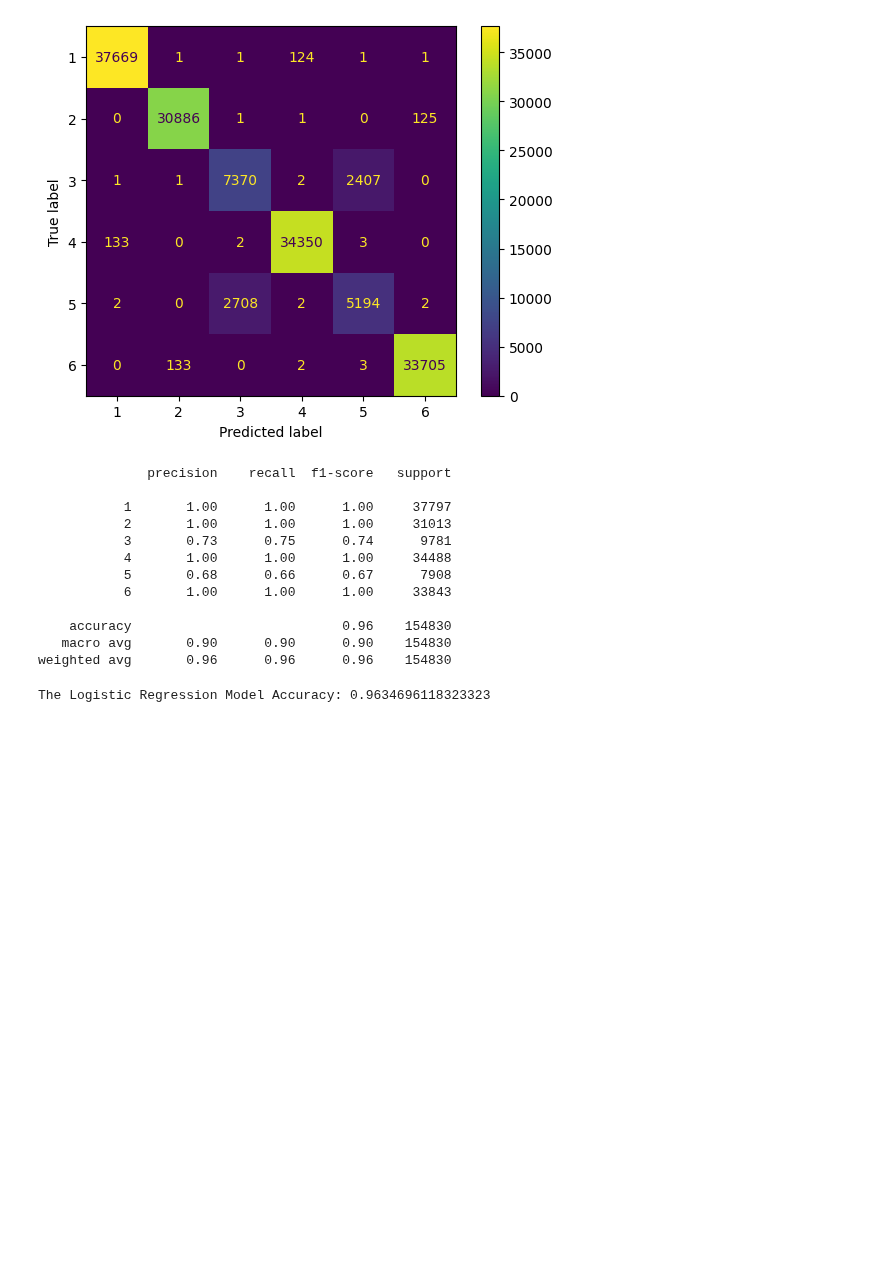
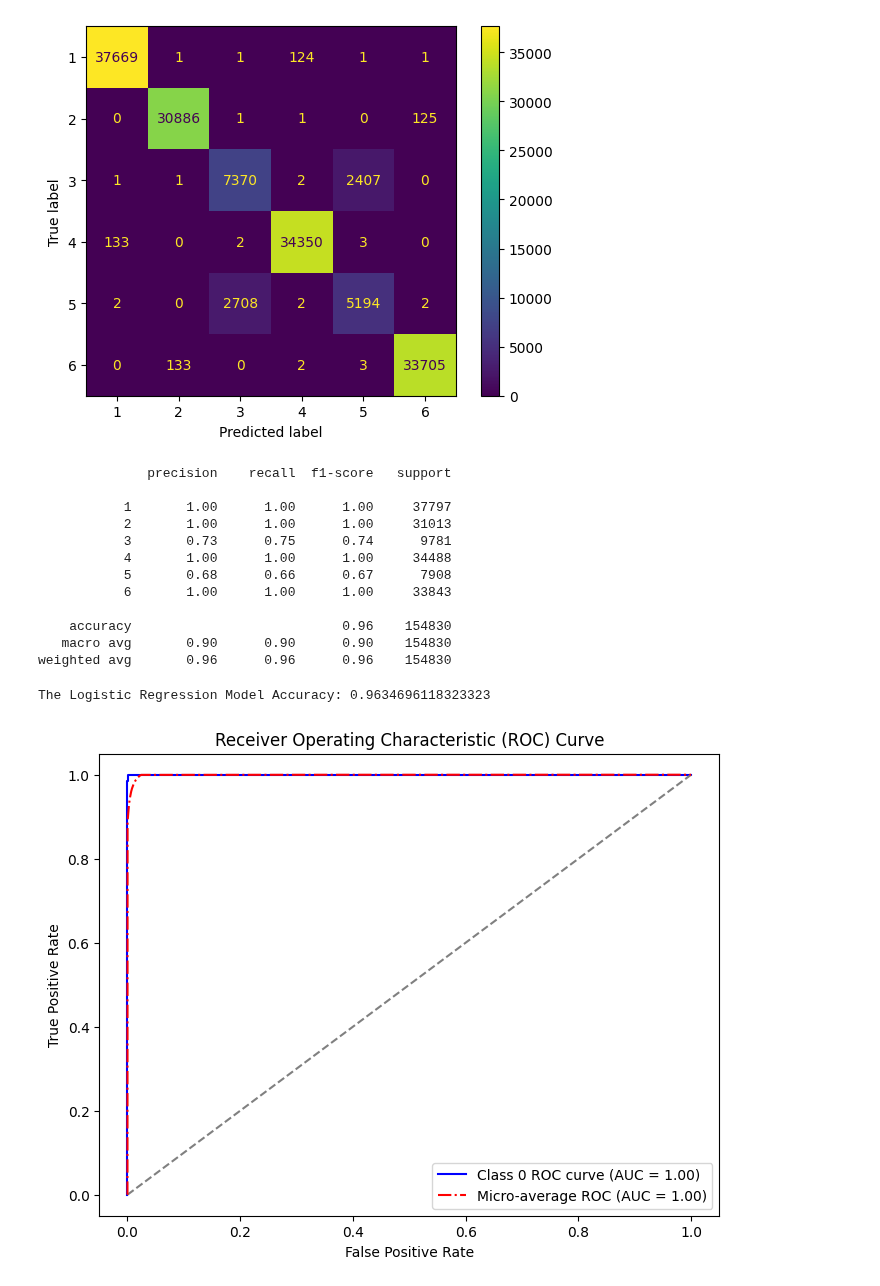
Before and after one commit to Visionary-DataWorks/DSPL-Project, a Jupyter notebook: Logistic_regression.ipynb, the cells around one changed output. Saved outputs shown, nothing was run; the diff lists cells and outputs as text; code cells hidden in the pictures; blank space fills up the shorter version.

```diff
--- a/Logistic_regression.ipynb
+++ b/Logistic_regression.ipynb
@@ -274,3 +274,36 @@ accuracy = accuracy_score(y_test,y_pred_hy)
 print ('The Logistic Regression Model Accuracy:',accuracy)
 # %% [output]
 The Logistic Regression Model Accuracy: 0.9634696118323323
+# %%
+# Binarize the target variable for multi-class ROC curve
+y_test_bin = label_binarize(y_test, classes=logreg_gscv.classes_)
+n_classes = y_test_bin.shape[1]
+
+# Predict probabilities
+y_proba = logreg_gscv.predict_proba(x_test_scaled)
+
+# Compute ROC curve and AUC for each class
+fpr, tpr, roc_auc = {}, {}, {}
+for i in range(n_classes):
+    fpr[i], tpr[i], _ = roc_curve(y_test_bin[:, i], y_proba[:, i])
+    roc_auc[i] = auc(fpr[i], tpr[i])
+
+# Compute micro-average ROC curve and AUC
+fpr["micro"], tpr["micro"], _ = roc_curve(y_test_bin.ravel(), y_proba.ravel())
+roc_auc["micro"] = auc(fpr["micro"], tpr["micro"])
+
+# Plot ROC curve for class 0 (change index if needed)
+plt.figure(figsize=(8, 6))
+plt.plot(fpr[0], tpr[0], color='blue', label=f'Class 0 ROC curve (AUC = {roc_auc[0]:.2f})')
+plt.plot([0, 1], [0, 1], color='gray', linestyle='--')
+
+# Plot micro-average ROC curve
+plt.plot(fpr["micro"], tpr["micro"], color='red', linestyle='-.', label=f'Micro-average ROC (AUC = {roc_auc["micro"]:.2f})')
+
+plt.xlabel('False Positive Rate')
+plt.ylabel('True Positive Rate')
+plt.title('Receiver Operating Characteristic (ROC) Curve')
+plt.legend(loc='lower right')
+plt.show()
+# %% [output]
+[figure, added]
```
Also changed, not shown: parts of 1 cell of this notebook.
